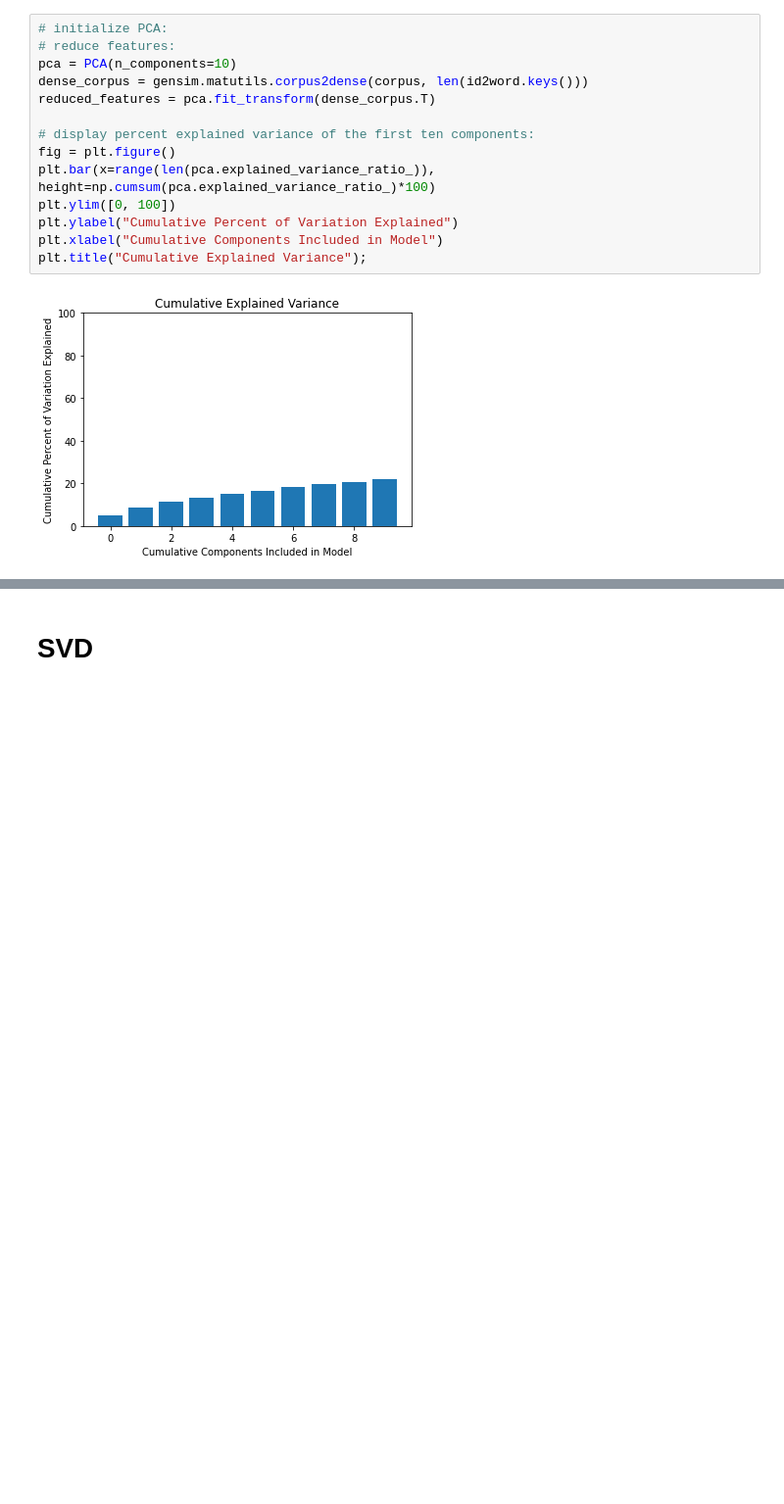
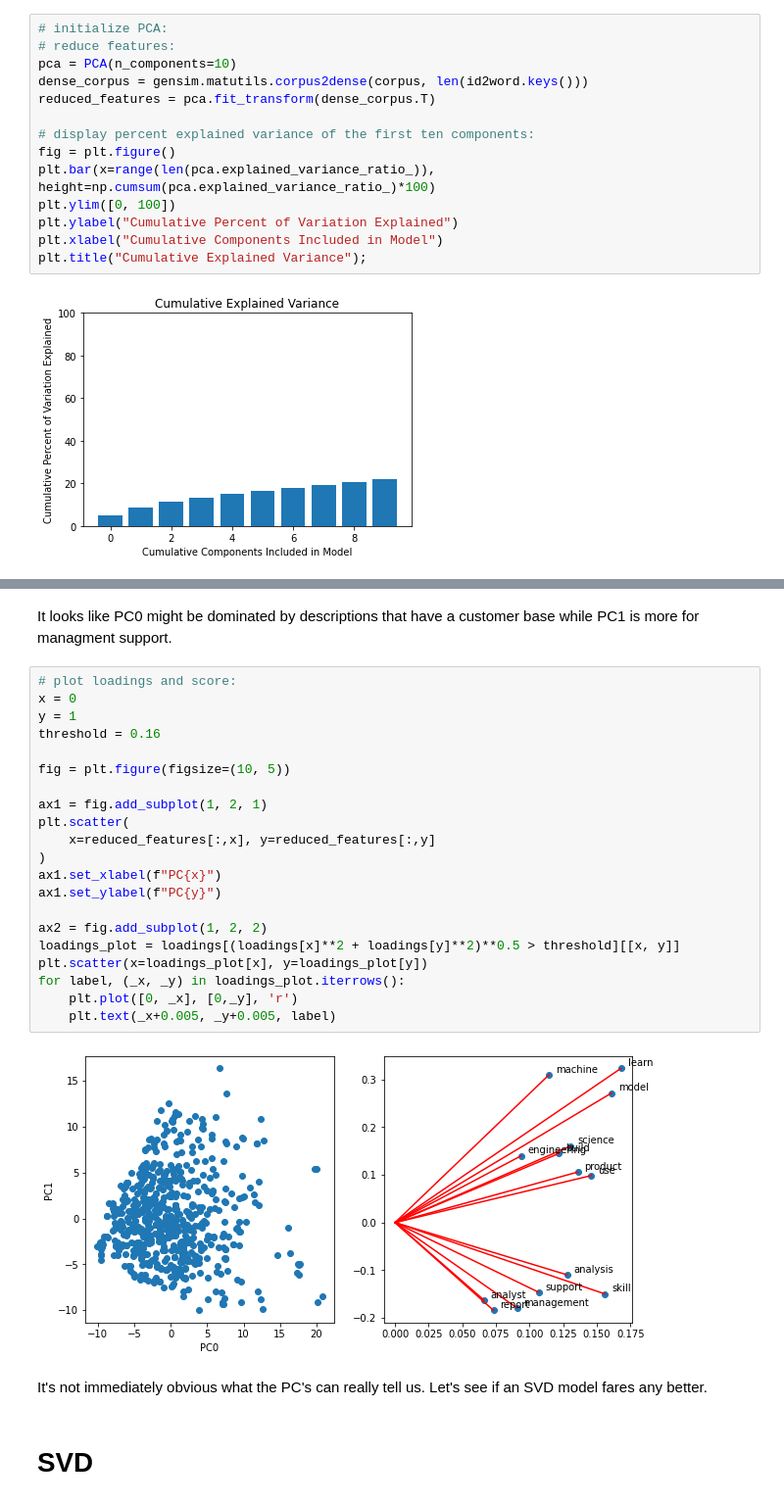
Before and after one commit to MatanFreedman/LinkedIn-NLP, a Jupyter notebook: notebooks/topic-modelling/0.3-matan-topic-modelling.ipynb, the cells around one changed output, grey strips where cells are left out. Shown at 98% size. Saved outputs shown, nothing was run; the diff lists cells and outputs as text; blank space fills up the shorter version.

```diff
--- a/notebooks/topic-modelling/0.3-matan-topic-modelling.ipynb
+++ b/notebooks/topic-modelling/0.3-matan-topic-modelling.ipynb
@@ -185,3 +168,30 @@ topics
+# %% [markdown]
+It looks like PC0 might be dominated by descriptions that have a customer base while PC1 is more for managment support.
+# %%
+# plot loadings and score:
+x = 0
+y = 1
+threshold = 0.16
+
+fig = plt.figure(figsize=(10, 5))
+
+ax1 = fig.add_subplot(1, 2, 1)
+plt.scatter(
+    x=reduced_features[:,x], y=reduced_features[:,y]
+)
+ax1.set_xlabel(f"PC{x}")
+ax1.set_ylabel(f"PC{y}")
+
+ax2 = fig.add_subplot(1, 2, 2)
+loadings_plot = loadings[(loadings[x]**2 + loadings[y]**2)**0.5 > threshold][[x, y]]
+plt.scatter(x=loadings_plot[x], y=loadings_plot[y])
+for label, (_x, _y) in loadings_plot.iterrows():
+    plt.plot([0, _x], [0,_y], 'r')
+    plt.text(_x+0.005, _y+0.005, label)
+# %% [output]
+[figure, added]
+# %% [markdown]
+It's not immediately obvious what the PC's can really tell us. Let's see if an SVD model fares any better.
 # %% [markdown]
 # SVD
 # %%
```
Also changed, not shown: parts of 27 cells of this notebook.
